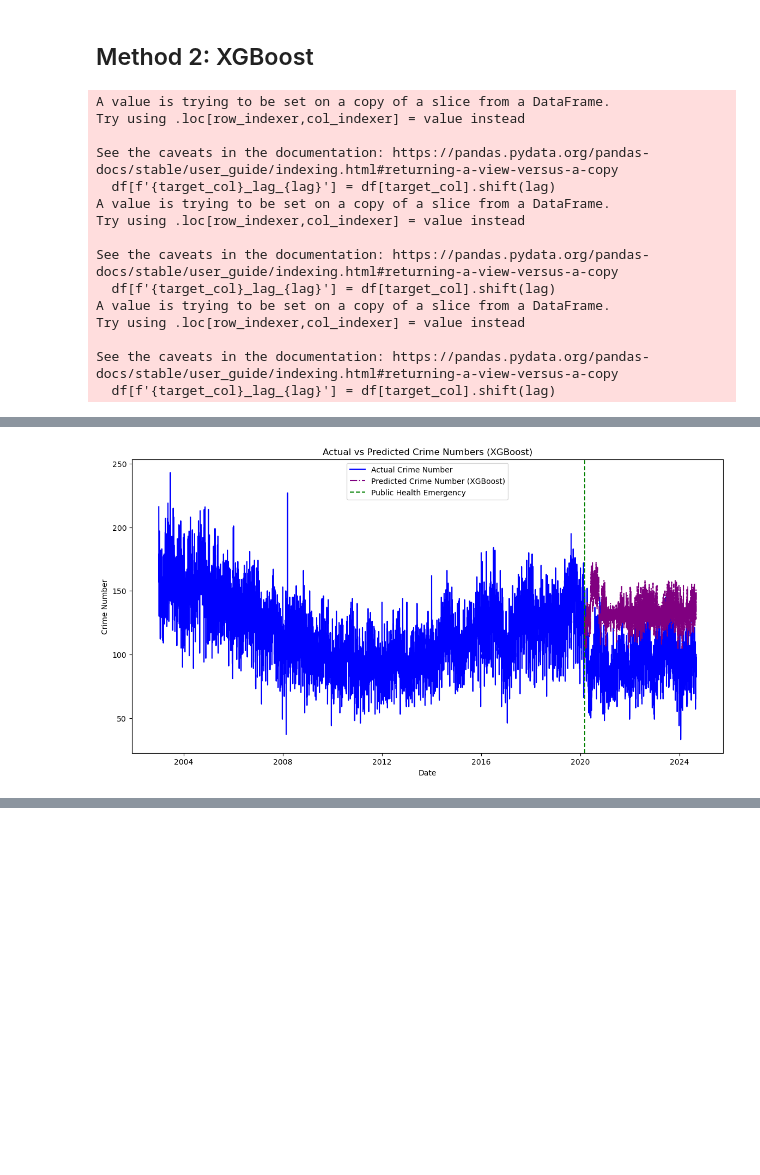
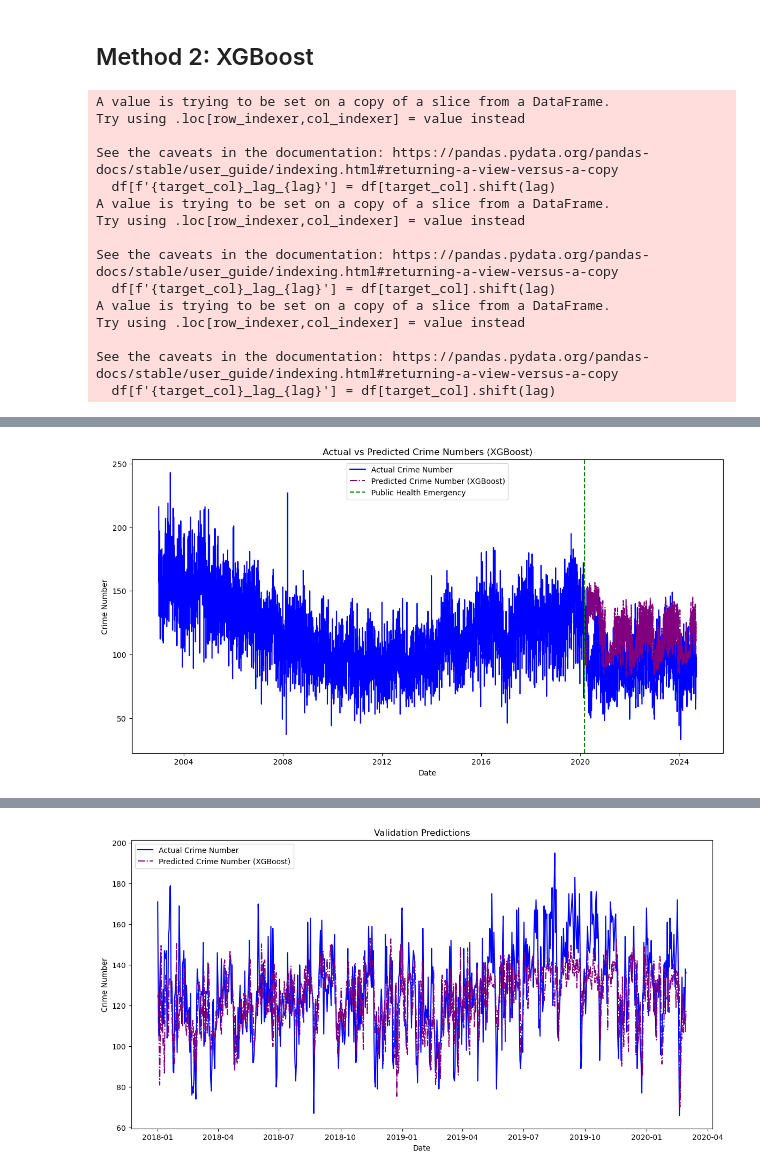
Before and after one commit to HantzeWANG/ECON490, a Jupyter notebook: CrimePrediction.ipynb, the cells around one changed output, grey strips where cells are left out. Drawn from its saved outputs; the diff is of its cells as text; code cells hidden in the pictures; blank space fills up the shorter version.

Commit message:
add validation

```diff
--- a/CrimePrediction.ipynb
+++ b/CrimePrediction.ipynb
@@ -409,6 +409,8 @@ merged_df_xgb = daily_df.copy()
 import xgboost as xgb
 import pandas as pd
 import matplotlib.pyplot as plt
+from sklearn.metrics import mean_squared_error, r2_score
+import numpy as np
 
 # Function to create lagged features
 def create_lagged_features(df, target_col, lags):
@@ -416,7 +418,7 @@ def create_lagged_features(df, target_col, lags):
         df[f'{target_col}_lag_{lag}'] = df[target_col].shift(lag)
     return df
 
-# Step 1: Prepare training data (pre-public health emergency)
+# Step 1: Prepare training, validation, and test data
 pre_emergency_data = merged_df_xgb[merged_df_xgb['date'] < '2020-03-01']
 pre_emergency_data = create_lagged_features(pre_emergency_data, 'crime_number', 3)
 pre_emergency_data = pre_emergency_data.dropna()
@@ -425,50 +427,71 @@ pre_emergency_data = pre_emergency_data.dropna()
 pre_emergency_data['month'] = pre_emergency_data['date'].dt.month
 pre_emergency_data['year'] = pre_emergency_data['date'].dt.year
 
-# Select features and target for training
+# Split data into training (before 2018), validation (2018–2020.3), and test (post-2020.3)
+train_data = pre_emergency_data[pre_emergency_data['date'] < '2018-01-01']
+val_data = pre_emergency_data[(pre_emergency_data['date'] >= '2018-01-01') & (pre_emergency_data['date'] < '2020-03-01')]
+test_data = merged_df_xgb[merged_df_xgb['date'] >= '2020-03-01'].copy()
+
+# Features and target columns
 features = [
     'crime_number_lag_1', 'crime_number_lag_2', 'crime_number_lag_3',
     'month', 'year', 'Police officers per 100,000 population',
     'Weighted clearance rate', 'Vancouver Unemployment Rate',
     'CPI', 'MinWage'
 ]
-X_train = pre_emergency_data[features]
-y_train = pre_emergency_data['crime_number']
 
-# Train the XGBoost model
+X_train = train_data[features]
+y_train = train_data['crime_number']
+
+X_val = val_data[features]
+y_val = val_data['crime_number']
+
+# Step 2: Train the XGBoost model
 xgb_model = xgb.XGBRegressor(random_state=42)
 xgb_model.fit(X_train, y_train)
 
-# Step 2: Prepare test data (post-public health emergency)
-post_emergency_data = merged_df_xgb[merged_df_xgb['date'] >= '2020-03-01'].copy()
-post_emergency_data = create_lagged_features(post_emergency_data, 'crime_number', 3)
+# Step 3: Evaluate performance on the validation set
+val_predictions = xgb_model.predict(X_val)
 
-# Add month and year as features
-post_emergency_data['month'] = post_emergency_data['date'].dt.month
-post_emergency_data['year'] = post_emergency_data['date'].dt.year
+# Calculate RMSE
+rmse_val = np.sqrt(mean_squared_error(y_val, val_predictions))
+print(f"Validation RMSE: {rmse_val:.2f}")
+
+# calculate mape
+mape = np.mean(np.abs((y_val - val_predictions) / y_val)) * 100
+print(f"Validation MAPE: {mape:.2f}%")
+
+# Calculate R-squared
+r2_val = r2_score(y_val, val_predictions)
+print(f"Validation R²: {r2_val:.2f}")
+
+# Step 4: Prepare the test data
+test_data = create_lagged_features(test_data, 'crime_number', 3)
+test_data['month'] = test_data['date'].dt.month
+test_data['year'] = test_data['date'].dt.year
 
 # Initialize list for predictions
 predictions = []
 
-# Step 3: Iteratively predict crime numbers for post-emergency period
-for i in range(len(post_emergency_data)):
-    X_pred = post_emergency_data[features].iloc[i].values.reshape(1, -1)
+# Iteratively predict crime numbers for the test period
+for i in range(len(test_data)):
+    X_pred = test_data[features].iloc[i].values.reshape(1, -1)
     pred = xgb_model.predict(X_pred)[0]
     predictions.append(pred)
 
     # Update lagged values with predictions for subsequent rows
-    if i + 1 < len(post_emergency_data):
-        post_emergency_data.loc[post_emergency_data.index[i + 1], 'crime_number_lag_1'] = pred
-        post_emergency_data.loc[post_emergency_data.index[i + 1], 'crime_number_lag_2'] = post_emergency_data.loc[post_emergency_data.index[i], 'crime_number_lag_1']
-        post_emergency_data.loc[post_emergency_data.index[i + 1], 'crime_number_lag_3'] = post_emergency_data.loc[post_emergency_data.index[i], 'crime_number_lag_2']
+    if i + 1 < len(test_data):
+        test_data.loc[test_data.index[i + 1], 'crime_number_lag_1'] = pred
+        test_data.loc[test_data.index[i + 1], 'crime_number_lag_2'] = test_data.loc[test_data.index[i], 'crime_number_lag_1']
+        test_data.loc[test_data.index[i + 1], 'crime_number_lag_3'] = test_data.loc[test_data.index[i], 'crime_number_lag_2']
 
 # Add predictions to the test data
-post_emergency_data['predicted_crime_number_xgb'] = predictions
+test_data['predicted_crime_number_xgb'] = predictions
 
 # Merge predictions back into the main dataframe
-merged_df_xgb = pd.merge(merged_df_xgb, post_emergency_data[['date', 'predicted_crime_number_xgb']], how='left', on='date')
+merged_df_xgb = pd.merge(merged_df_xgb, test_data[['date', 'predicted_crime_number_xgb']], how='left', on='date')
 
-# Step 4: Plot actual vs predicted crime numbers
+# Step 5: Plot actual vs predicted crime numbers
 public_health_date = pd.to_datetime('2020-03-01')
 plt.figure(figsize=(14, 7))
 plt.plot(merged_df_xgb['date'], merged_df_xgb['crime_number'], label="Actual Crime Number", color="blue")
@@ -480,7 +503,17 @@ plt.title("Actual vs Predicted Crime Numbers (XGBoost)")
 plt.legend()
 plt.show()
 
-# Step 5: Calculate and print crime number differences
+#plot validation predictions
+plt.figure(figsize=(14, 7))
+plt.plot(val_data['date'], y_val, label="Actual Crime Number", color="blue")
+plt.plot(val_data['date'], val_predictions, label="Predicted Crime Number (XGBoost)", color="purple", linestyle="-.")
+plt.xlabel("Date")
+plt.ylabel("Crime Number")
+plt.title("Validation Predictions")
+plt.legend()
+plt.show()
+
+# Step 6: Calculate and print crime number differences
 merged_df_xgb['crime_difference_xgb'] = merged_df_xgb['crime_number'] - merged_df_xgb['predicted_crime_number_xgb']
 print(merged_df_xgb[['date', 'crime_number', 'predicted_crime_number_xgb', 'crime_difference_xgb']].tail(5))
 # %% [output]
@@ -502 +538 @@ See the caveats in the documentation: https://pandas.pydata.org/pandas-docs/stab
-[figure, old version]
+[figure, new version]
@@ -515,0 +539 @@ See the caveats in the documentation: https://pandas.pydata.org/pandas-docs/stab
+[figure, added]
```
Also changed, not shown: parts of 3 cells of this notebook.
